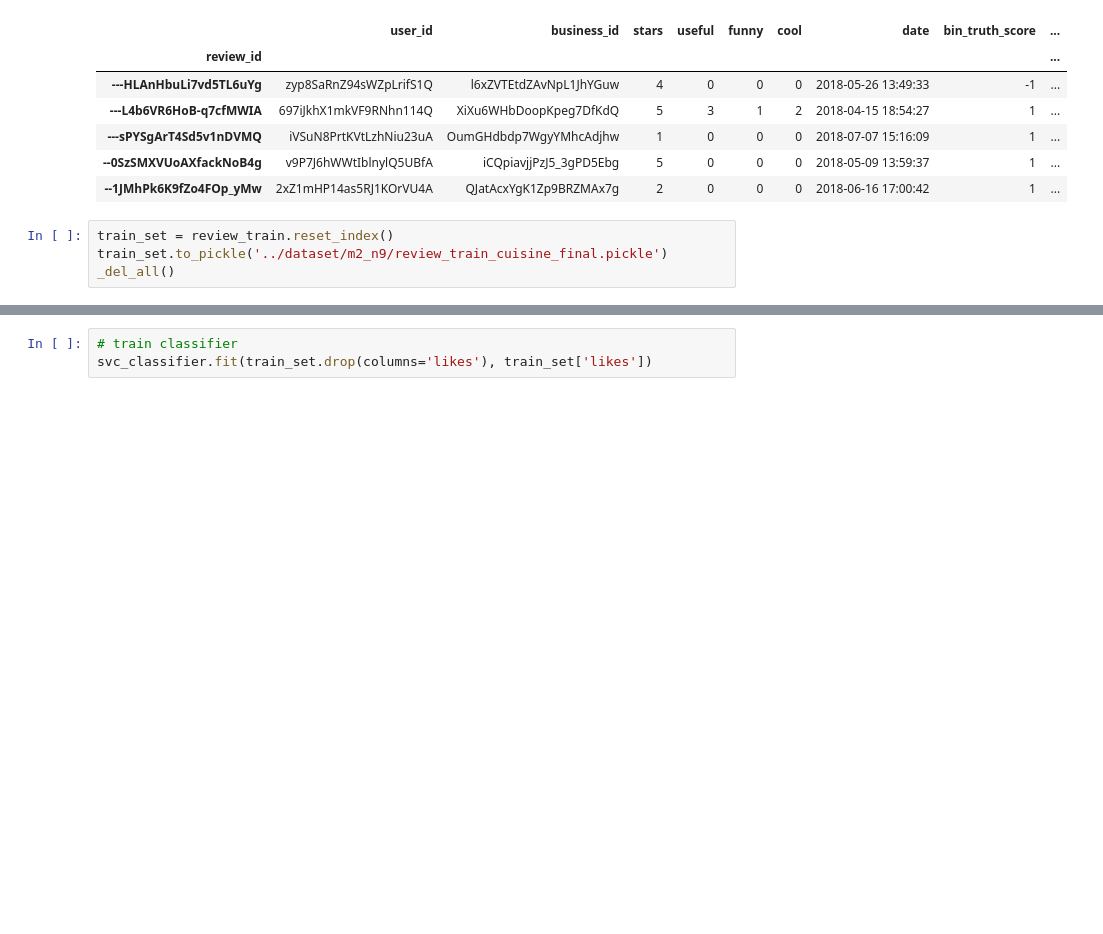
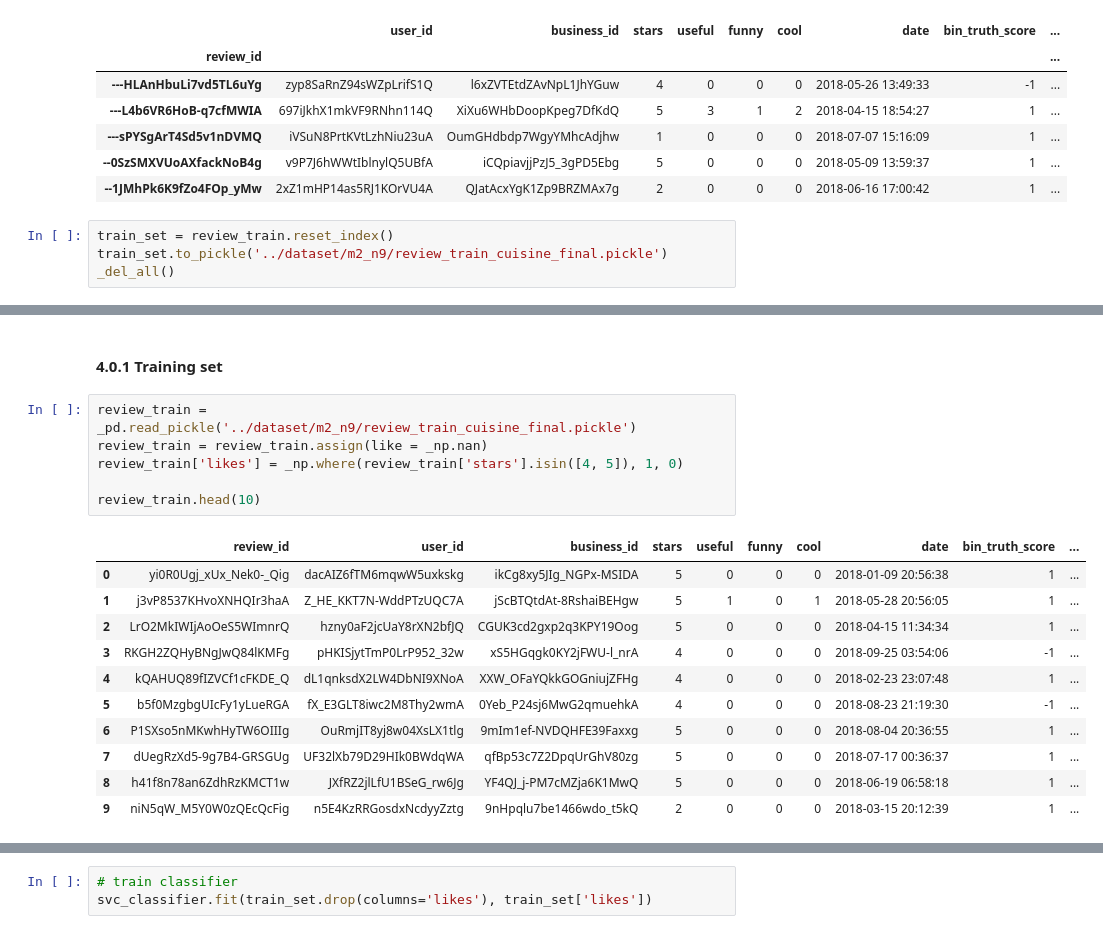
Before and after one commit to GioFic95/restaurant-recommendation-system, a Jupyter notebook: src/main_notebook-multiprocess.ipynb, the cells around one changed output, grey strips where cells are left out. Saved outputs shown, nothing was run; the diff lists cells and outputs as text; blank space fills up the shorter version.

```diff
--- a/src/main_notebook-multiprocess.ipynb
+++ b/src/main_notebook-multiprocess.ipynb
@@ -1089,0 +1100,20 @@ _del_all()
+# %% [markdown]
+#### 4.0.1 Training set
+# %%
+review_train = _pd.read_pickle('../dataset/m2_n9/review_train_cuisine_final.pickle')
+review_train = review_train.assign(like = _np.nan)
+review_train['likes'] = _np.where(review_train['stars'].isin([4, 5]), 1, 0)
+
+review_train.head(10)
+# %% [output]
+|  | review_id | user_id | business_id | stars | useful | funny | cool | date | bin_truth_score | ... |
+| 0 | yi0R0Ugj_xUx_Nek0-_Qig | dacAIZ6fTM6mqwW5uxkskg | ikCg8xy5JIg_NGPx-MSIDA | 5 | 0 | 0 | 0 | 2018-01-09 20:56:38 | 1 | ... |
+| 1 | j3vP8537KHvoXNHQIr3haA | Z_HE_KKT7N-WddPTzUQC7A | jScBTQtdAt-8RshaiBEHgw | 5 | 1 | 0 | 1 | 2018-05-28 20:56:05 | 1 | ... |
+| 2 | LrO2MkIWIjAoOeS5WImnrQ | hzny0aF2jcUaY8rXN2bfJQ | CGUK3cd2gxp2q3KPY19Oog | 5 | 0 | 0 | 0 | 2018-04-15 11:34:34 | 1 | ... |
+| 3 | RKGH2ZQHyBNgJwQ84lKMFg | pHKISjytTmP0LrP952_32w | xS5HGqgk0KY2jFWU-l_nrA | 4 | 0 | 0 | 0 | 2018-09-25 03:54:06 | -1 | ... |
+| 4 | kQAHUQ89fIZVCf1cFKDE_Q | dL1qnksdX2LW4DbNI9XNoA | XXW_OFaYQkkGOGniujZFHg | 4 | 0 | 0 | 0 | 2018-02-23 23:07:48 | 1 | ... |
+| 5 | b5f0MzgbgUIcFy1yLueRGA | fX_E3GLT8iwc2M8Thy2wmA | 0Yeb_P24sj6MwG2qmuehkA | 4 | 0 | 0 | 0 | 2018-08-23 21:19:30 | -1 | ... |
+| 6 | P1SXso5nMKwhHyTW6OIIIg | OuRmjIT8yj8w04XsLX1tlg | 9mIm1ef-NVDQHFE39Faxxg | 5 | 0 | 0 | 0 | 2018-08-04 20:36:55 | 1 | ... |
+| 7 | dUegRzXd5-9g7B4-GRSGUg | UF32lXb79D29HIk0BWdqWA | qfBp53c7Z2DpqUrGhV80zg | 5 | 0 | 0 | 0 | 2018-07-17 00:36:37 | 1 | ... |
+| 8 | h41f8n78an6ZdhRzKMCT1w | JXfRZ2jlLfU1BSeG_rw6Jg | YF4QJ_j-PM7cMZja6K1MwQ | 5 | 0 | 0 | 0 | 2018-06-19 06:58:18 | 1 | ... |
+| 9 | niN5qW_M5Y0W0zQEcQcFig | n5E4KzRRGosdxNcdyyZztg | 9nHpqlu7be1466wdo_t5kQ | 2 | 0 | 0 | 0 | 2018-03-15 20:12:39 | 1 | ... |
```
Also changed, not shown: parts of 24 cells of this notebook.
